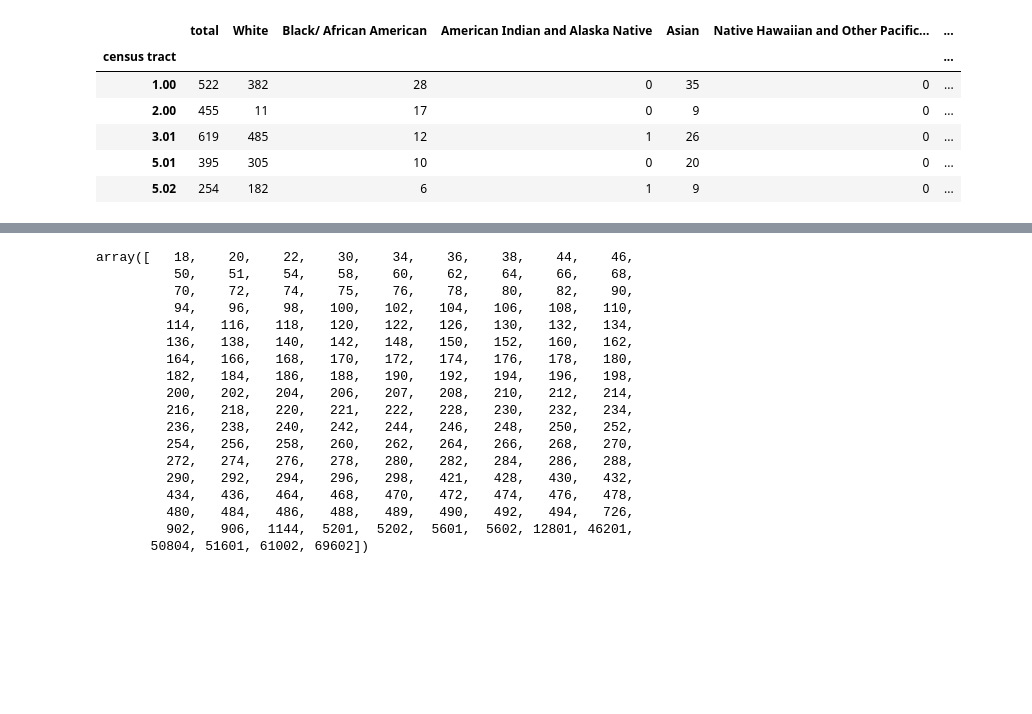
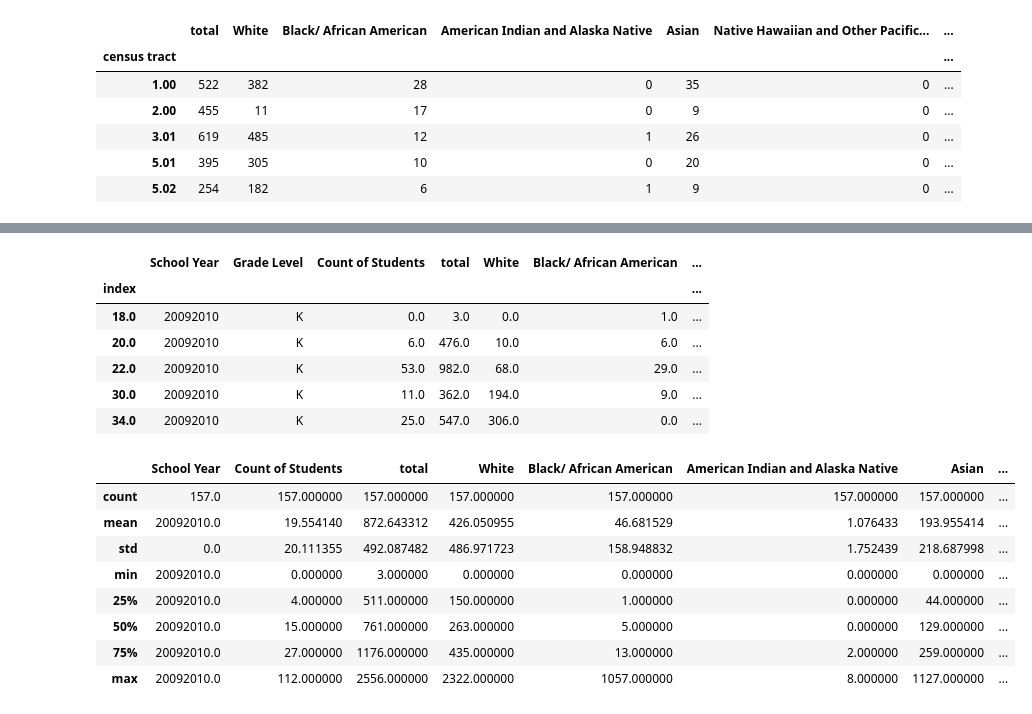
Before and after one commit to HaichaoWu/1001_project, a Jupyter notebook: Raochuan/notebook_Raochuan_Fan.ipynb, the cells around one changed output, grey strips where cells are left out. Cells and saved outputs as stored; diff of their text form; code cells hidden in the pictures; blank space fills up the shorter version.

```diff
--- a/Raochuan/notebook_Raochuan_Fan.ipynb
+++ b/Raochuan/notebook_Raochuan_Fan.ipynb
@@ -66,0 +82,3 @@ targets.head()
+# %%
+Kth_09_10 = pd.read_csv('Kth_09_10.csv',index_col=0)
+Kth_09_10.head()
@@ -67,23 +94,18 @@ targets.head()
+# %%
+Kth_09_10.drop([u'Native Hawaiian and Other Pacific Islander', '  Some Other Race'], 1, inplace=True)
+# %%
+Kth_09_10.drop([u'Under 1 Year',
+       u'1 & 2 Years', u'3 & 4 Years',u'7 to 9 Years',
+       u'10 & 11 Years', u'12 & 13 Years', u'14 Years', u'15 Years',
+       u'16 Years', u'17 Years', u'18 Years', u'19 Years', u'20 Years',
+       u'21 Years'], 1, inplace=True)
 # %%
-Kth_09_10 =
+Kth_09_10.head()
+# %% [output]
+|  | School Year | Grade Level | Count of Students | total | White | Black/ African American | ... |
+| index |  |  |  |  |  |  | ... |
+| 18.0 | 20092010 | K | 0.0 | 3.0 | 0.0 | 1.0 | ... |
+| 20.0 | 20092010 | K | 6.0 | 476.0 | 10.0 | 6.0 | ... |
+| 22.0 | 20092010 | K | 53.0 | 982.0 | 68.0 | 29.0 | ... |
+| 30.0 | 20092010 | K | 11.0 | 362.0 | 194.0 | 9.0 | ... |
+| 34.0 | 20092010 | K | 25.0 | 547.0 | 306.0 | 0.0 | ... |
-# %%
-np.unique(targets.index)
-# %% [output]
-array([   18,    20,    22,    30,    34,    36,    38,    44,    46,
-          50,    51,    54,    58,    60,    62,    64,    66,    68,
-          70,    72,    74,    75,    76,    78,    80,    82,    90,
-          94,    96,    98,   100,   102,   104,   106,   108,   110,
-         114,   116,   118,   120,   122,   126,   130,   132,   134,
-         136,   138,   140,   142,   148,   150,   152,   160,   162,
-         164,   166,   168,   170,   172,   174,   176,   178,   180,
-         182,   184,   186,   188,   190,   192,   194,   196,   198,
-         200,   202,   204,   206,   207,   208,   210,   212,   214,
-         216,   218,   220,   221,   222,   228,   230,   232,   234,
-         236,   238,   240,   242,   244,   246,   248,   250,   252,
-         254,   256,   258,   260,   262,   264,   266,   268,   270,
-         272,   274,   276,   278,   280,   282,   284,   286,   288,
-         290,   292,   294,   296,   298,   421,   428,   430,   432,
-         434,   436,   464,   468,   470,   472,   474,   476,   478,
-         480,   484,   486,   488,   489,   490,   492,   494,   726,
-         902,   906,  1144,  5201,  5202,  5601,  5602, 12801, 46201,
-       50804, 51601, 61002, 69602])
@@ -97,0 +120,12 @@ targets = targets.sort_index()
+# %%
+Kth_09_10.describe()
+# %% [output]
+|  | School Year | Count of Students | total | White | Black/ African American | American Indian and Alaska Native | Asian | ... |
+| count | 157.0 | 157.000000 | 157.000000 | 157.000000 | 157.000000 | 157.000000 | 157.000000 | ... |
+| mean | 20092010.0 | 19.554140 | 872.643312 | 426.050955 | 46.681529 | 1.076433 | 193.955414 | ... |
+| std | 0.0 | 20.111355 | 492.087482 | 486.971723 | 158.948832 | 1.752439 | 218.687998 | ... |
+| min | 20092010.0 | 0.000000 | 3.000000 | 0.000000 | 0.000000 | 0.000000 | 0.000000 | ... |
+| 25% | 20092010.0 | 4.000000 | 511.000000 | 150.000000 | 1.000000 | 0.000000 | 44.000000 | ... |
+| 50% | 20092010.0 | 15.000000 | 761.000000 | 263.000000 | 5.000000 | 0.000000 | 129.000000 | ... |
+| 75% | 20092010.0 | 27.000000 | 1176.000000 | 435.000000 | 13.000000 | 2.000000 | 259.000000 | ... |
+| max | 20092010.0 | 112.000000 | 2556.000000 | 2322.000000 | 1057.000000 | 8.000000 | 1127.000000 | ... |
```
Also changed, not shown: parts of 29 cells of this notebook, 2 other files.
